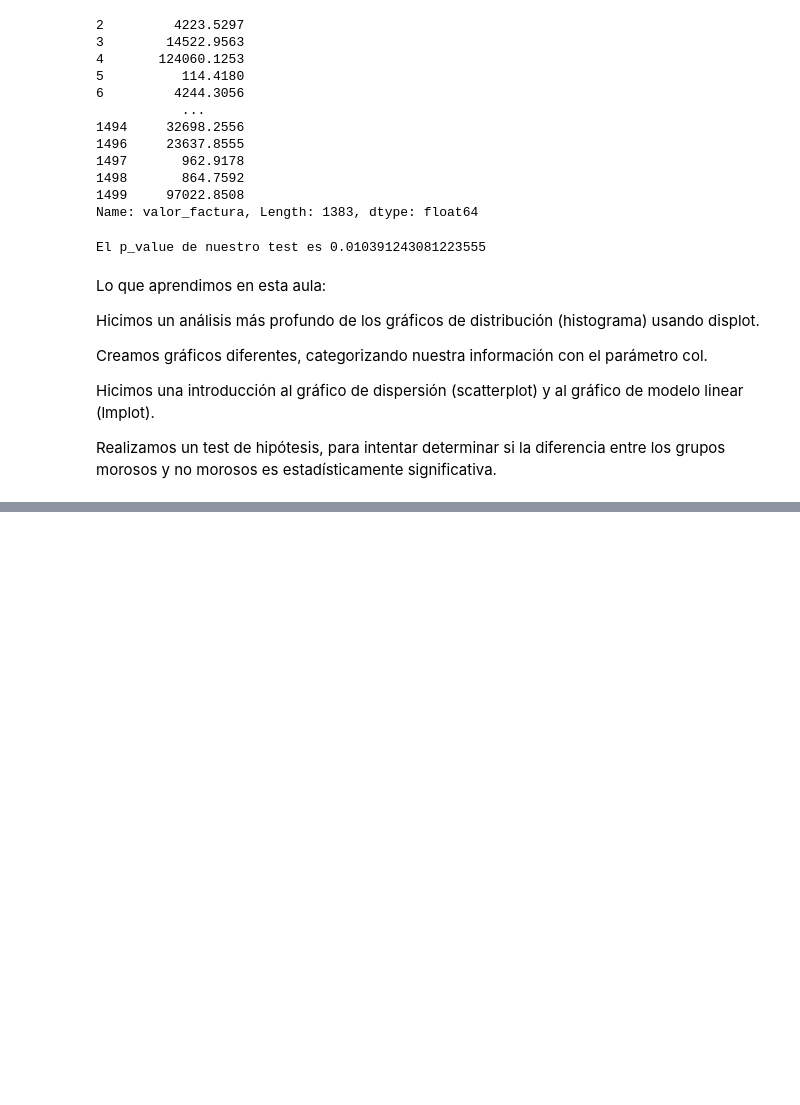
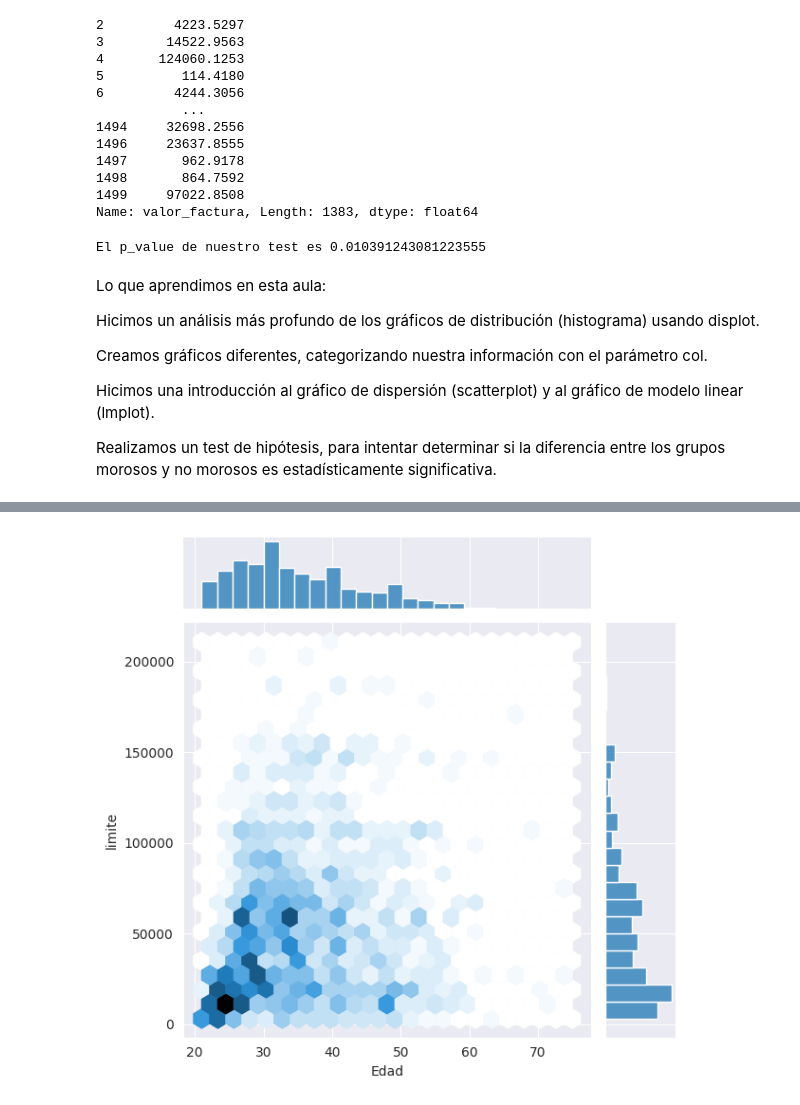
Before and after one commit to AdrianCPC/Visualizacion_datos_matplotlib_seaborn, a Jupyter notebook: Analisis__de__Datos_Seaborn.ipynb, the cells around one changed output, grey strips where cells are left out. Cells and saved outputs as stored; diff of their text form; code cells hidden in the pictures; blank space fills up the shorter version.

```diff
--- a/Analisis__de__Datos_Seaborn.ipynb
+++ b/Analisis__de__Datos_Seaborn.ipynb
@@ -450,0 +470,4 @@ Realizamos un test de hipótesis, para intentar determinar si la diferencia entr
+# %%
+sns.jointplot(x='Edad',y='limite', data=tarjetas, kind='hex');
+# %% [output]
+[figure, added]
```
Also changed, not shown: parts of 7 cells of this notebook.
